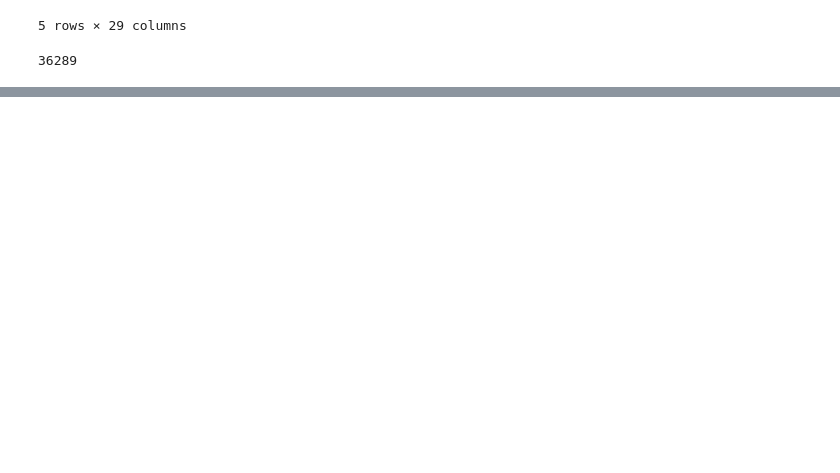
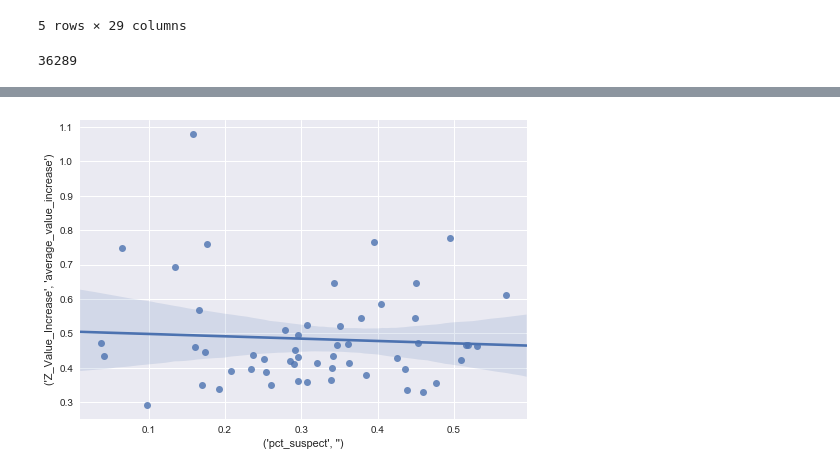
Before and after one commit to Jkremr/evictions-home-values, a Jupyter notebook: evictions-home-values.ipynb, the cells around one changed output, grey strips where cells are left out. Drawn from its saved outputs; the diff is of its cells as text; code cells hidden in the pictures; blank space fills up the shorter version.

```diff
--- a/evictions-home-values.ipynb
+++ b/evictions-home-values.ipynb
@@ -145,0 +176,4 @@ grouped
+# %%
+groupby_hood = groupby_hood.dropna(subset=[('Z_Value_Increase', 'average_value_increase')]).reset_index()
+groupby_hood = groupby_hood[groupby_hood[('Eviction ID', 'total_evictions')] > 40]
+groupby_hood
@@ -145,0 +199,6 @@ grouped
+# %%
+ax = sns.regplot(x=groupby_hood[('pct_suspect', '')], y=groupby_hood[('Z_Value_Increase', 'average_value_increase')], data=groupby_hood)
+# ax.set_xticklabels(labels=groupby_hood['Neighborhoods - Analysis Boundaries'], rotation=90)
+plt.show()
+# %% [output]
+[figure, added]
```
Also changed, not shown: parts of 11 cells of this notebook.
